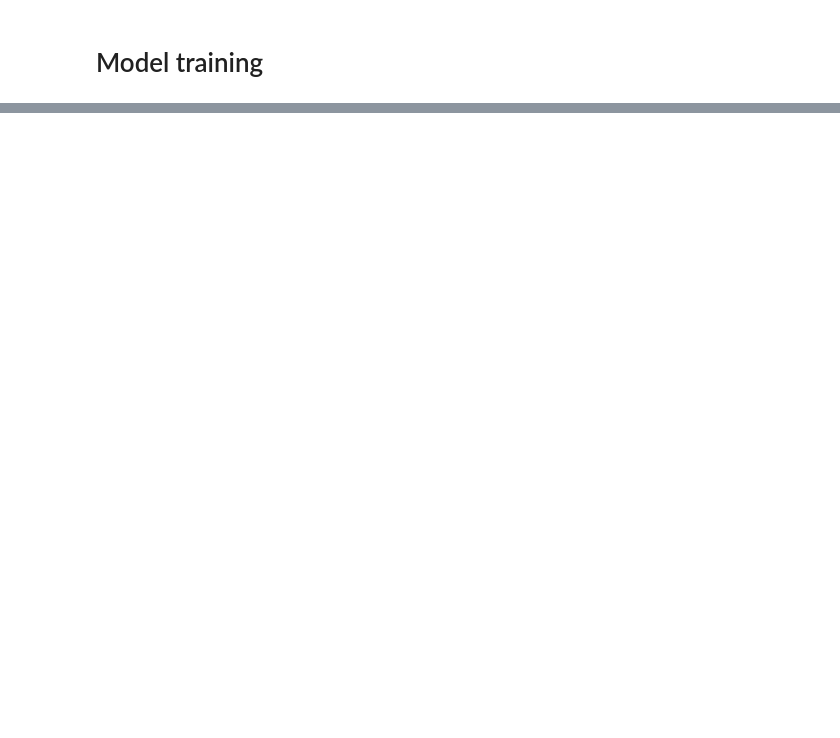
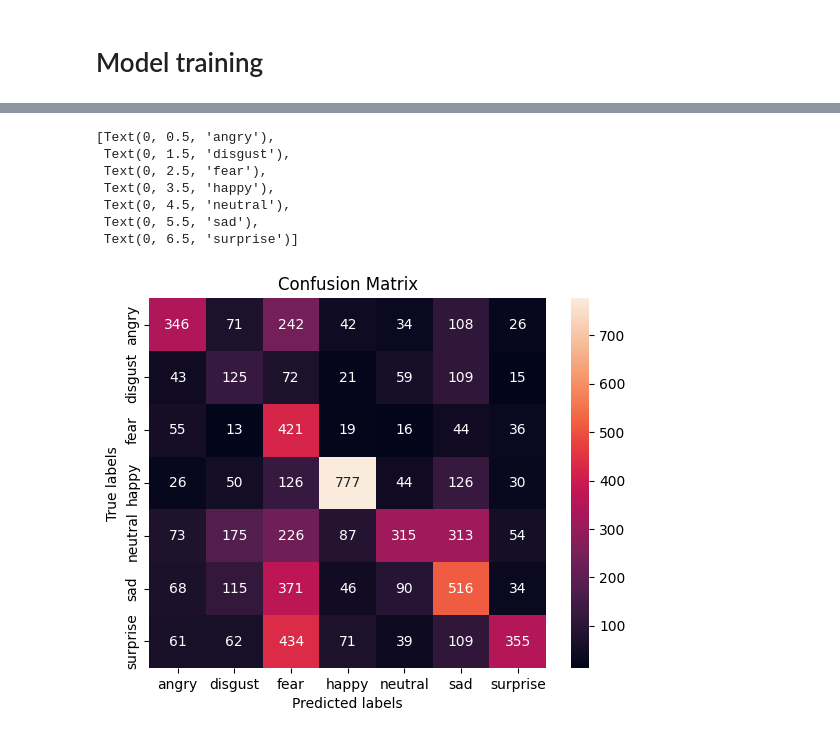
Before and after one commit to DSPRO2-Group-9/emotion_recognition, a Jupyter notebook: notebook/modeling/Experiments/model_balanced_mobilenetv2.ipynb, the cells around one changed output, grey strips where cells are left out. Drawn from its saved outputs; the diff is of its cells as text; code cells hidden in the pictures; blank space fills up the shorter version.

```diff
--- a/notebook/modeling/Experiments/model_balanced_mobilenetv2.ipynb
+++ b/notebook/modeling/Experiments/model_balanced_mobilenetv2.ipynb
@@ -479,0 +459,4 @@ Find logs at: .\wandb\run-20240527_180616-55jt2m1h\logs
+# %%
+y_pred = model.predict(X_valid)
+true_class = tf.argmax(y_valid, 1)
+predicted_class = tf.argmax(y_pred, 1)
@@ -479,0 +465,34 @@ Find logs at: .\wandb\run-20240527_180616-55jt2m1h\logs
+# %%
+from sklearn.metrics import confusion_matrix
+
+cm = confusion_matrix(true_class, predicted_class)
+
+
+ax = plt.subplot()
+
+sns.heatmap(cm, annot=True, fmt="g", ax=ax)
+
+
+# labels, title and ticks
+
+ax.set_xlabel("Predicted labels")
+
+ax.set_ylabel("True labels")
+
+ax.set_title("Confusion Matrix")
+
+ax.xaxis.set_ticklabels(
+
+    ["angry", "disgust", "fear", "happy", "neutral", "sad", "surprise"]
+)
+
+ax.yaxis.set_ticklabels(["angry", "disgust", "fear", "happy", "neutral", "sad", "surprise"])
+# %% [output]
+[Text(0, 0.5, 'angry'),
+ Text(0, 1.5, 'disgust'),
+ Text(0, 2.5, 'fear'),
+ Text(0, 3.5, 'happy'),
+ Text(0, 4.5, 'neutral'),
+ Text(0, 5.5, 'sad'),
+ Text(0, 6.5, 'surprise')]
+[figure, added]
```
Also changed, not shown: parts of 19 cells of this notebook, 2 other files.
